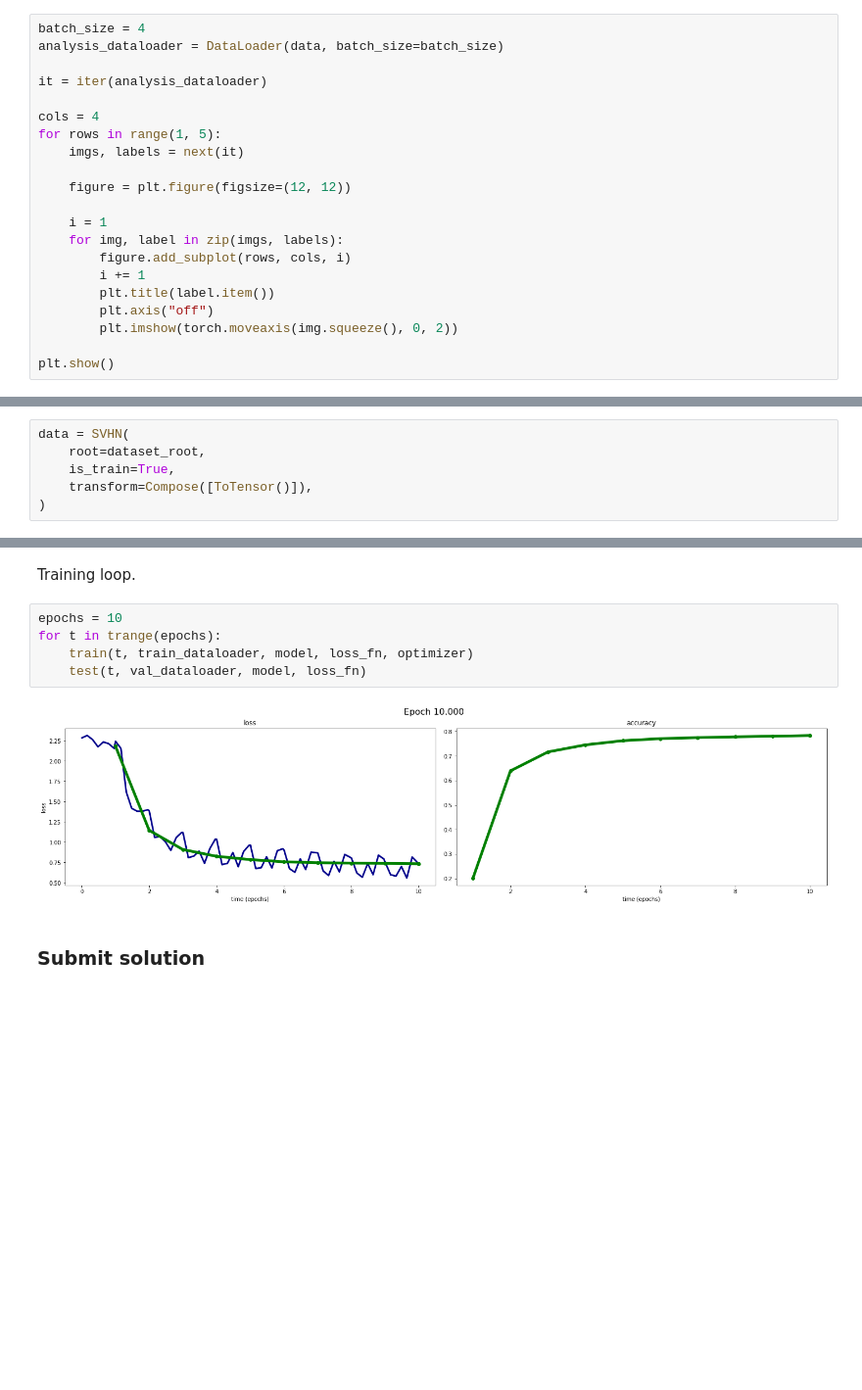
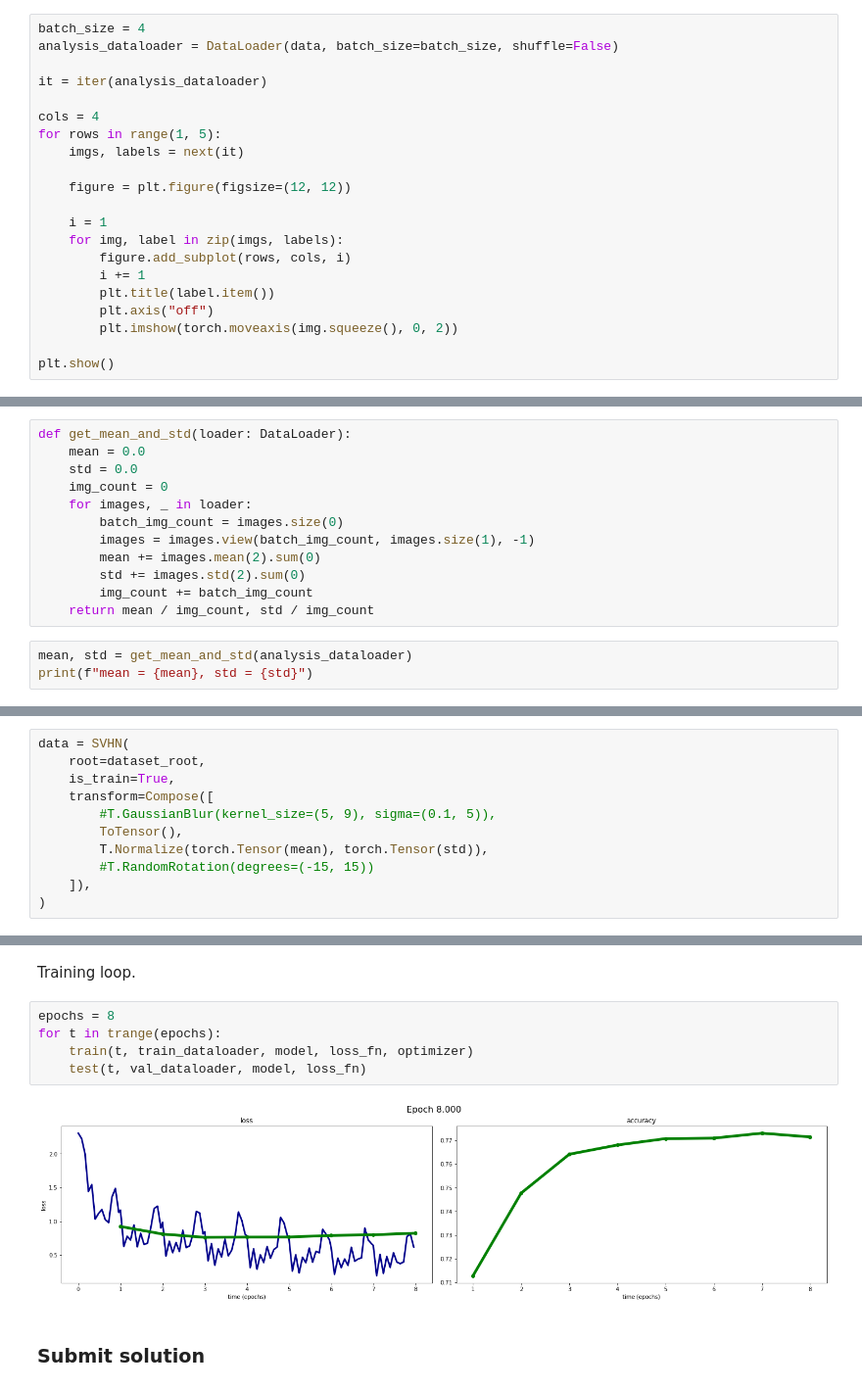
Before and after one commit to NickThe1/image-classification, a Jupyter notebook: classcnn.ipynb, the cells around one changed output, grey strips where cells are left out. Shown: that part at 98% size. Saved outputs shown, nothing was run; the diff lists cells and outputs as text; blank space fills up the shorter version.

```diff
--- a/classcnn.ipynb
+++ b/classcnn.ipynb
@@ -167,7 +186,7 @@ data = SVHN(
 ### Images have "fake" noise, namely 1s and 0s are randomly inserted
 # %%
 batch_size = 4
-analysis_dataloader = DataLoader(data, batch_size=batch_size)
+analysis_dataloader = DataLoader(data, batch_size=batch_size, shuffle=False)
 
 it = iter(analysis_dataloader)
 
@@ -230,0 +312,15 @@ for i in range(4):
+# %%
+def get_mean_and_std(loader: DataLoader):
+    mean = 0.0
+    std = 0.0
+    img_count = 0
+    for images, _ in loader:
+        batch_img_count = images.size(0)
+        images = images.view(batch_img_count, images.size(1), -1)
+        mean += images.mean(2).sum(0)
+        std += images.std(2).sum(0)
+        img_count += batch_img_count
+    return mean / img_count, std / img_count
+# %%
+mean, std = get_mean_and_std(analysis_dataloader)
+print(f"mean = {mean}, std = {std}")
@@ -232,5 +372,10 @@ for i in range(4):
 data = SVHN(
     root=dataset_root,
     is_train=True,
-    transform=Compose([ToTensor()]),
+    transform=Compose([
+        #T.GaussianBlur(kernel_size=(5, 9), sigma=(0.1, 5)),
+        ToTensor(),
+        T.Normalize(torch.Tensor(mean), torch.Tensor(std)),
+        #T.RandomRotation(degrees=(-15, 15))
+    ]),
 )
@@ -393,12 +556,12 @@ def test(epoch, dataloader, model, loss_fn):
 # %% [markdown]
 Training loop.
 # %%
-epochs = 10
+epochs = 8
 for t in trange(epochs):
     train(t, train_dataloader, model, loss_fn, optimizer)
     test(t, val_dataloader, model, loss_fn)
 # %% [output]
-[figure, old version]
+[figure, new version]
 # %% [markdown]
 ### Submit solution
 # %% [markdown]
```
Also changed, not shown: parts of 25 cells of this notebook.
